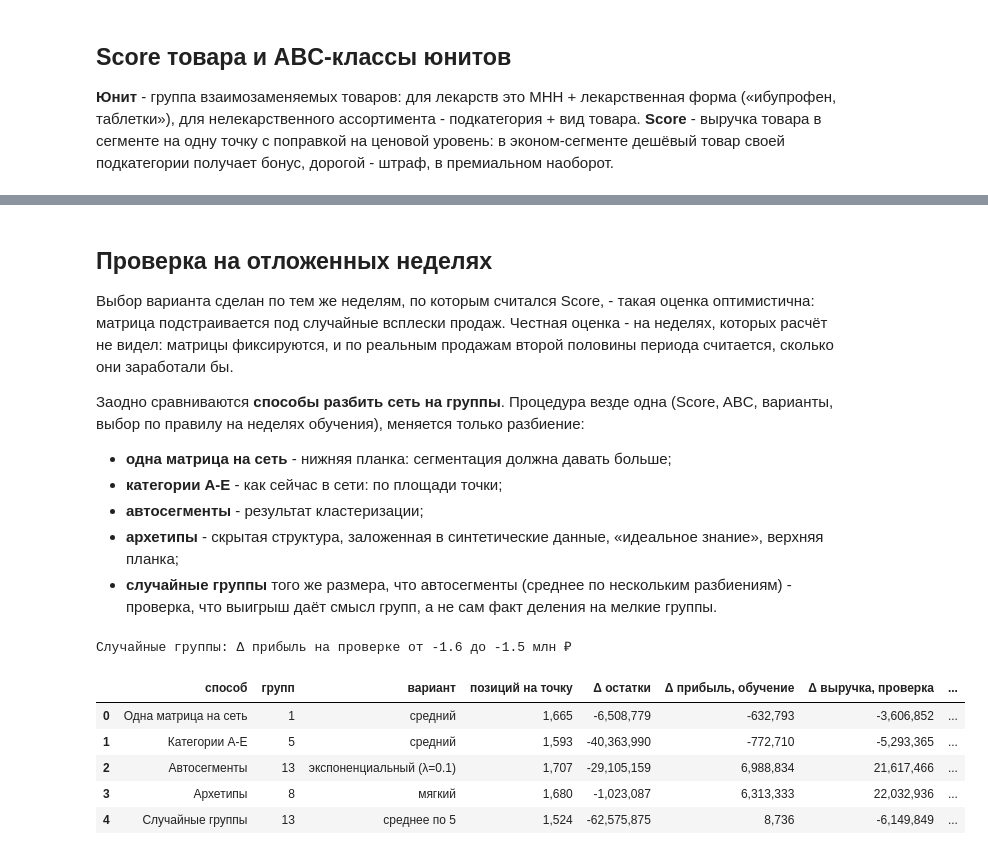
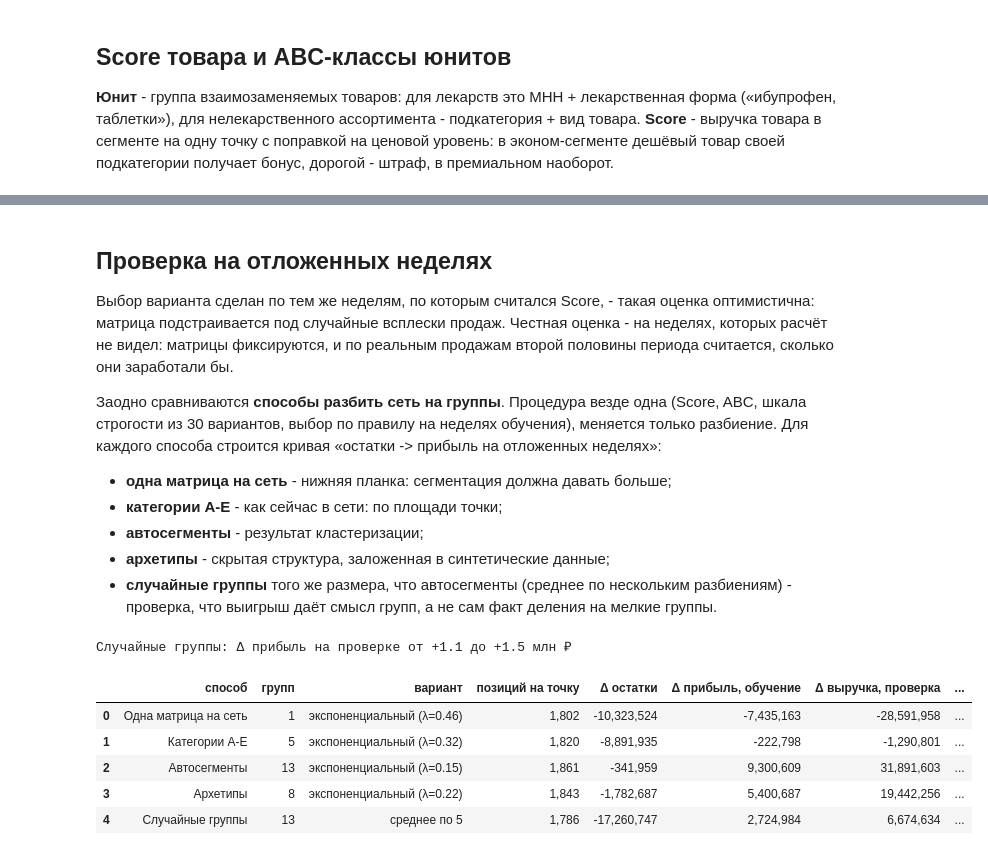
Before and after one commit to Viktor-VK/portfolio, a Jupyter notebook: Скоринг и выбор ассортиментной матрицы/01_score_abc_и_выбор_матрицы.ipynb, the cells around one changed output, grey strips where cells are left out. Cells and saved outputs as stored; diff of their text form; code cells hidden in the pictures.

```diff
--- a/Скоринг и выбор ассортиментной матрицы/01_score_abc_и_выбор_матрицы.ipynb
+++ b/Скоринг и выбор ассортиментной матрицы/01_score_abc_и_выбор_матрицы.ipynb
@@ -63,8 +63,10 @@ ABC_THRESHOLD_CANDIDATES = pd.DataFrame([
     {"method": "строгий", "a": 0.15, "b": 0.25, "c": 0.35, "s_u": 150.0},
 ])
 
-# Несколько значений λ для экспоненциального метода отбора (чем больше λ, тем строже отбор)
-LAMBDAS = [0.1, 0.25, 0.5]
+# Строгость экспоненциального отбора подбирается плавно: 30 значений λ от почти «всё продаваемое» до «только лидеры».
+# Чем больше λ, тем строже отбор. ABC-пороги считаются для сравнения, выбор идёт по шкале λ.
+LAMBDA_GRID = list(dict.fromkeys(float(f'{x:.2g}') for x in np.geomspace(0.01, 2, 30)))
+LAMBDAS_SHOW = [0.05, 0.2, 1.0]   # для графика формы порога
 
 # Защищённые позиции входят в матрицу независимо от Score: минимальный ассортимент и собственная марка
 PROTECT_MIN_ASSORTMENT = True
@@ -85,6 +87,12 @@ SERVICE_Z = 1.65         # уровень сервиса 95%
 # Стоимость денег в остатках - для одного итогового числа «прибыль минус стоимость запаса»
 CAPITAL_COST_YEAR = 0.20
 
+# Юнит делится ещё и по фасовке (число доз в упаковке): пачка на 10 и на 100 таблеток - разные юниты.
+# Категории фасовки - те же, что в ценовом анализе кластеризации. Нештучные формы по фасовке не делятся.
+UNIT_BY_PACK = os.environ.get('UNIT_BY_PACK', '1') == '1'
+PACK_BINS = [(1, '1'), (4, '2-4'), (8, '5-8'), (12, '9-12'), (20, '13-20'), (30, '21-30'),
+             (50, '31-50'), (100, '51-100'), (np.inf, '100+')]
+
 # Эксперимент: сколько случайных разбиений сети усреднять
 N_RANDOM = 5
 SEED = 2026
@@ -143,7 +151,7 @@ train = sp[sp.period == 'train'].drop(columns='period')
 test = sp[sp.period == 'test'].drop(columns='period')
 
 products = query("""
-    SELECT p.apCode, p.name, p.mnn, p.form_group, p.form_name, p.subcategory, p.is_min_assortment, p.is_own_brand,
+    SELECT p.apCode, p.name, p.mnn, p.form_group, p.form_name, p.subcategory, p.doses_in_pack, p.is_min_assortment, p.is_own_brand,
            p.base_price, COALESCE(t.price_tier, 'medium') AS price_tier
     FROM pharmacy.products p LEFT JOIN results.product_price_tiers t USING (apCode)
     WHERE p.product_class <> 'Нетоварные позиции'
@@ -151,6 +159,10 @@ products = query("""
 # юнит - группа взаимозаменяемых товаров: МНН + лекформа, для нелекарственного ассортимента - подкатегория + вид
 products['Unit'] = np.where(products.mnn.notna(), products.mnn + ', ' + products.form_group,
                             products.subcategory + ', ' + products.form_name)
+if UNIT_BY_PACK:
+    pack = products.doses_in_pack.map(lambda d: None if pd.isna(d) else next(l for u, l in PACK_BINS if d <= u))
+    products['Unit'] = products.Unit + pack.map(lambda b: '' if b is None else f', {b} шт.')
+print(f"Юнитов: {products.Unit.nunique():,} ({'с делением' if UNIT_BY_PACK else 'без деления'} по фасовке)")
 
 # закупочная цена штуки: по чекам обучения, запасной вариант - базовая цена без условной наценки
 cost = train.groupby('apCode').apply(lambda g: (g.revenue - g.profit).sum() / g.units.sum())
@@ -223,7 +236,8 @@ def matrix_sign_by_exponential_bound(df, lam) -> pd.Series:
     return df.score_norm_ap > expon.cdf(1 - df.share_rel, scale=1 / lam)
 # %%
 VARIANTS = [(r['method'], r) for _, r in ABC_THRESHOLD_CANDIDATES.iterrows()] + \
-           [(f'экспоненциальный (λ={lam})', lam) for lam in LAMBDAS]
+           [(f'экспоненциальный (λ={lam:g})', lam) for lam in LAMBDA_GRID]
+EXP_VARIANTS = [name for name, _ in VARIANTS if name.startswith('эксп')]
 
 
 def build_candidates(groups: pd.Series):
@@ -269,8 +283,9 @@ def compare_variants(groups, df, sales):
 
 
 def choose(res):
-    """Правило выбора: из вариантов, которые не увеличивают остатки, - вариант с максимальной прибылью."""
-    cand = res[res['вариант'] != 'факт']
+    """Правило выбора по шкале строгости λ: из вариантов, которые не увеличивают остатки, - вариант с
+    максимальной прибылью."""
+    cand = res[res['вариант'].isin(EXP_VARIANTS)]
     ok = cand[cand.diff_stock_rub <= 0]
     return (ok if len(ok) else cand).sort_values('profit', ascending=False).iloc[0]['вариант']
 # %% [markdown]
@@ -392,13 +418,13 @@ ax.tick_params(axis='y', labelsize=8); plt.tight_layout(); plt.show()
 подстраивается под случайные всплески продаж. Честная оценка - на неделях, которых расчёт не видел: матрицы
 фиксируются, и по реальным продажам второй половины периода считается, сколько они заработали бы.
 
-Заодно сравниваются **способы разбить сеть на группы**. Процедура везде одна (Score, ABC, варианты, выбор по
-правилу на неделях обучения), меняется только разбиение:
+Заодно сравниваются **способы разбить сеть на группы**. Процедура везде одна (Score, ABC, шкала строгости из 30 вариантов, выбор по правилу на неделях обучения),
+меняется только разбиение. Для каждого способа строится кривая «остатки -> прибыль на отложенных неделях»:
 
 - **одна матрица на сеть** - нижняя планка: сегментация должна давать больше;
 - **категории A-E** - как сейчас в сети: по площади точки;
 - **автосегменты** - результат кластеризации;
-- **архетипы** - скрытая структура, заложенная в синтетические данные, «идеальное знание», верхняя планка;
+- **архетипы** - скрытая структура, заложенная в синтетические данные;
 - **случайные группы** того же размера, что автосегменты (среднее по нескольким разбиениям) - проверка, что
   выигрыш даёт смысл групп, а не сам факт деления на мелкие группы.
 # %%
@@ -412,38 +438,52 @@ groupings = {
 for i in range(N_RANDOM):
     groupings[f'Случайные группы #{i + 1}'] = pd.Series(rng.permutation(stores.segment.to_numpy()), index=stores.index)
 
 fact_test = evaluate(fact_pairs, test)
-rows = []
+rows, curve = [], []
 for name, groups in groupings.items():
     c, _ = build_candidates(groups)
     rt = compare_variants(groups, c, train)
     v = choose(rt)
+    # кривая «остатки -> прибыль»: вся шкала строгости, прибыль - и на обучении, и на отложенных неделях
+    for vname in EXP_VARIANTS:
+        tr = rt.set_index('вариант').loc[vname]
+        te = evaluate(to_pairs(groups, c, vname), test)
+        curve.append({'способ': name, 'вариант': vname, 'lam': dict(VARIANTS)[vname],
+                      'Δ остатки': tr.diff_stock_rub, 'Δ прибыль, обучение': tr.diff_profit,
+                      'Δ прибыль, проверка': te['profit'] - fact_test['profit'], 'выбран': vname == v})
     chosen_train = rt.set_index('вариант').loc[v]
     ev = evaluate(to_pairs(groups, c, v), test)
     rows.append({'способ': name, 'групп': groups.nunique(), 'вариант': v,
                  'позиций на точку': ev['positions'],
                  'Δ остатки': chosen_train.diff_stock_rub,
                  'Δ прибыль, обучение': chosen_train.diff_profit,
                  'Δ выручка, проверка': ev['revenue'] - fact_test['revenue'],
                  'Δ прибыль, проверка': ev['profit'] - fact_test['profit']})
 exp = pd.DataFrame(rows)
 
 # случайные разбиения - одной строкой (среднее), разброс - отдельно
 rnd = exp[exp['способ'].str.startswith('Случайные')]
 rnd_row = rnd.mean(numeric_only=True).to_dict()
 rnd_row.update({'способ': 'Случайные группы', 'вариант': f'среднее по {N_RANDOM}'})
 summary = pd.concat([exp[~exp['способ'].str.startswith('Случайные')], pd.DataFrame([rnd_row])], ignore_index=True)
 # одно число: прибыль на проверке минус стоимость денег в остатках за период проверки
 summary['эффект'] = summary['Δ прибыль, проверка'] - summary['Δ остатки'] * CAPITAL_COST_YEAR * TEST_DAYS / 365
+
+# кривые: случайные разбиения усредняются по каждому λ
+frontier = pd.DataFrame(curve)
+is_rnd = frontier['способ'].str.startswith('Случайные')
+rnd_curve = frontier[is_rnd].groupby(['вариант', 'lam'], as_index=False)[['Δ остатки', 'Δ прибыль, обучение', 'Δ прибыль, проверка']].mean()
+rnd_curve['способ'], rnd_curve['выбран'] = 'Случайные группы', False
+frontier = pd.concat([frontier[~is_rnd], rnd_curve], ignore_index=True).sort_values(['способ', 'lam'])
 print(f"Случайные группы: Δ прибыль на проверке от {rnd['Δ прибыль, проверка'].min() / 1e6:+.1f} "
       f"до {rnd['Δ прибыль, проверка'].max() / 1e6:+.1f} млн ₽")
 summary.style.format({c: '{:,.0f}' for c in summary.columns if c not in ('способ', 'вариант')})
 # %% [output]
-Случайные группы: Δ прибыль на проверке от -1.6 до -1.5 млн ₽
+Случайные группы: Δ прибыль на проверке от +1.1 до +1.5 млн ₽
 |  | способ | групп | вариант | позиций на точку | Δ остатки | Δ прибыль, обучение | Δ выручка, проверка | ... |
-| 0 | Одна матрица на сеть | 1 | средний | 1,665 | -6,508,779 | -632,793 | -3,606,852 | ... |
-| 1 | Категории A-E | 5 | средний | 1,593 | -40,363,990 | -772,710 | -5,293,365 | ... |
-| 2 | Автосегменты | 13 | экспоненциальный (λ=0.1) | 1,707 | -29,105,159 | 6,988,834 | 21,617,466 | ... |
-| 3 | Архетипы | 8 | мягкий | 1,680 | -1,023,087 | 6,313,333 | 22,032,936 | ... |
-| 4 | Случайные группы | 13 | среднее по 5 | 1,524 | -62,575,875 | 8,736 | -6,149,849 | ... |
+| 0 | Одна матрица на сеть | 1 | экспоненциальный (λ=0.46) | 1,802 | -10,323,524 | -7,435,163 | -28,591,958 | ... |
+| 1 | Категории A-E | 5 | экспоненциальный (λ=0.32) | 1,820 | -8,891,935 | -222,798 | -1,290,801 | ... |
+| 2 | Автосегменты | 13 | экспоненциальный (λ=0.15) | 1,861 | -341,959 | 9,300,609 | 31,891,603 | ... |
+| 3 | Архетипы | 8 | экспоненциальный (λ=0.22) | 1,843 | -1,782,687 | 5,400,687 | 19,442,256 | ... |
+| 4 | Случайные группы | 13 | среднее по 5 | 1,786 | -17,260,747 | 2,724,984 | 6,674,634 | ... |
 # %%
```
Also changed, not shown: parts of 16 cells of this notebook, 2 other files.
